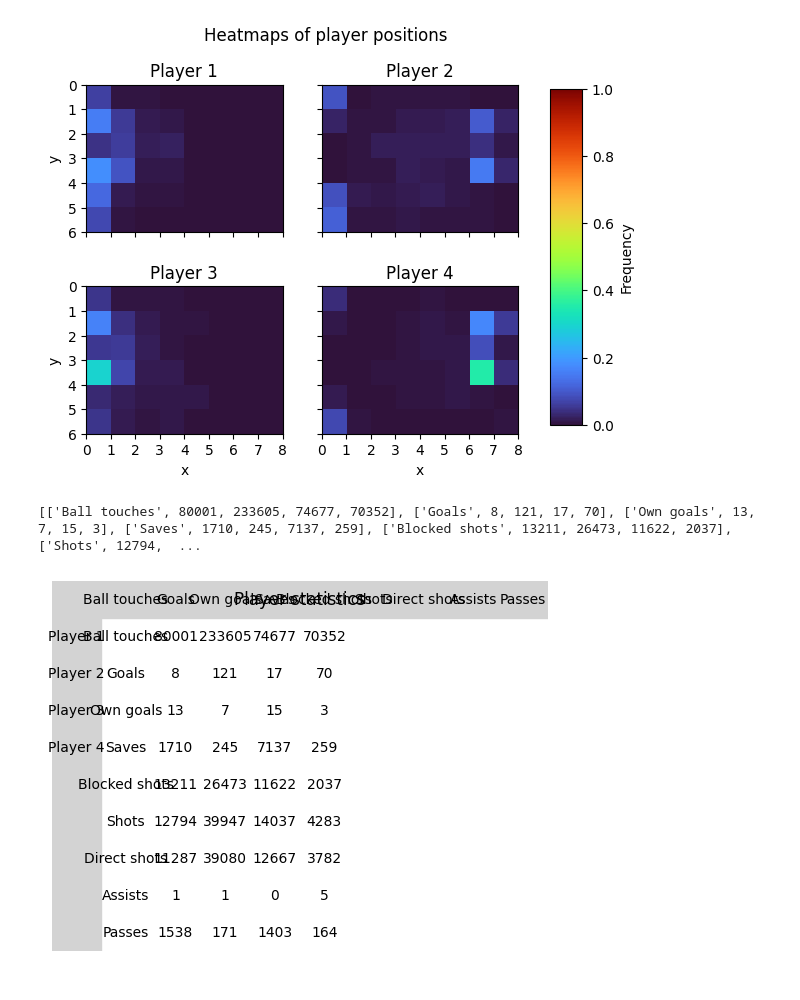
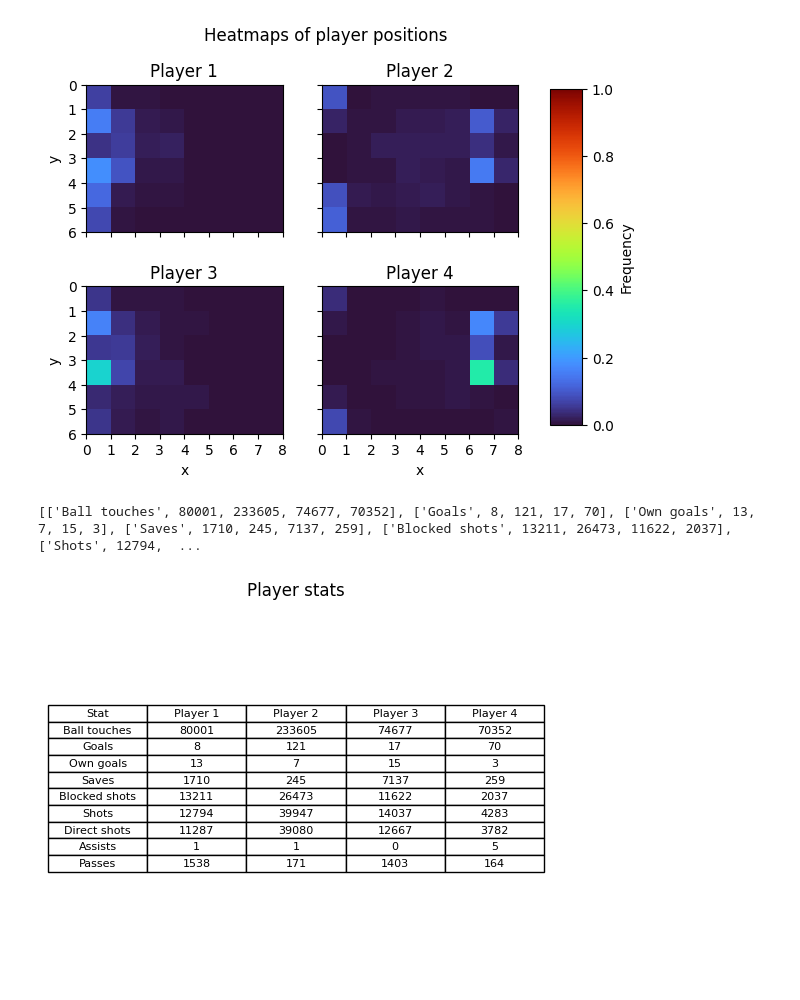
Before and after one commit to Dredegui/AASMA, a Jupyter notebook: plot.ipynb, the cells around one changed output. Saved outputs shown, nothing was run; the diff lists cells and outputs as text; code cells hidden in the pictures.

Commit message:
feat: add table

```diff
--- a/plot.ipynb
+++ b/plot.ipynb
@@ -258,36 +258,32 @@ table_data = {
     "passes": []
 }
 
 
 def get_players_stat(stat):
     for k, v in player_stats.items():
         for k2, v2 in v.items():
             if k2 == stat:
                 table_data[k2].append(v2)
 
 for k, v in table_data.items():
     get_players_stat(k)
 
 
 table_data2 = []
 for k, v in table_data.items():
     name = k.replace('_', ' ').capitalize()
     table_data2.append([name] + v)
 
 print(table_data2)
 
 #Plot a table of player stats where each row is a stat and each column is a player
 fig, ax = plt.subplots()
 ax.axis('off')
 
-# shade every other row
-for i, row in enumerate(ax.table(cellText=table_data2, colLabels=["Stat", PLAYER_1_NAME, PLAYER_2_NAME, PLAYER_3_NAME, PLAYER_4_NAME], cellLoc='center', loc='center').rows):
-    if i % 2 == 0:
-        for cell in row:
-            cell.set_facecolor('lightgrey')
+ax.table(cellText=table_data2, colLabels=["Stat", PLAYER_1_NAME, PLAYER_2_NAME, PLAYER_3_NAME, PLAYER_4_NAME], cellLoc='center', loc='center')
 
 plt.title('Player stats')
 plt.show()
 # %% [output]
 [['Ball touches', 80001, 233605, 74677, 70352], ['Goals', 8, 121, 17, 70], ['Own goals', 13, 7, 15, 3], ['Saves', 1710, 245, 7137, 259], ['Blocked shots', 13211, 26473, 11622, 2037], ['Shots', 12794,  ...
-[figure, old version]
+[figure, new version]
```
Also changed, not shown: parts of 1 cell of this notebook.
